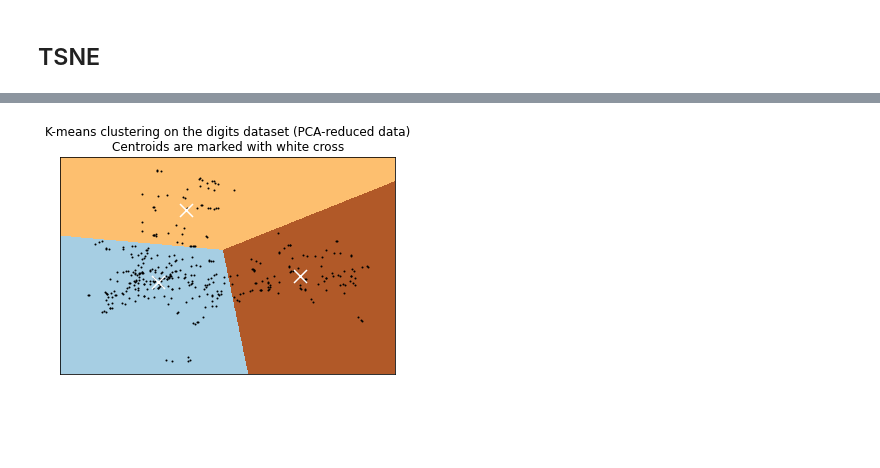
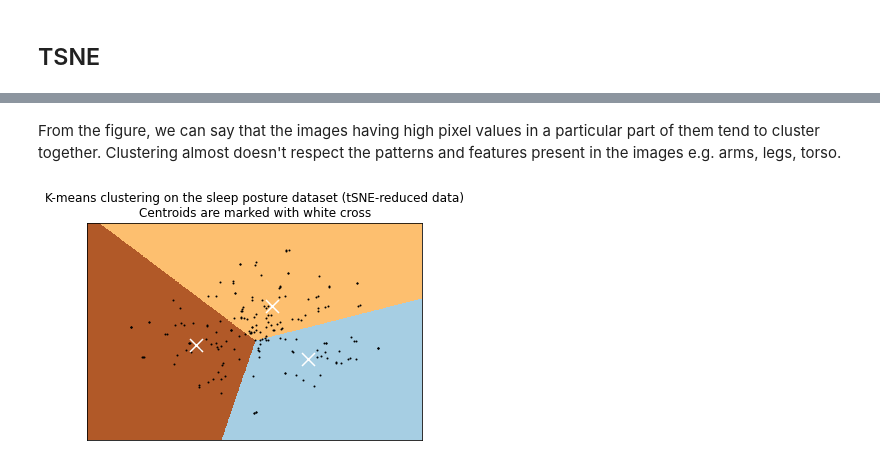
Before and after one commit to orxan77/sleep-posture-monitoring, a Jupyter notebook: notebooks/p2_image_classification.ipynb, the cells around one changed output, grey strips where cells are left out. Drawn from its saved outputs; the diff is of its cells as text; code cells hidden in the pictures; blank space fills up the shorter version.

```diff
--- a/notebooks/p2_image_classification.ipynb
+++ b/notebooks/p2_image_classification.ipynb
@@ -433,57 +427,6 @@ def fit_and_viz_kmeans(reduced_data, n_clusters):
-# %%
-from sklearn.cluster import KMeans
-from sklearn.decomposition import PCA
-
-
-pca = PCA(n_components=2)
-reduced_data = pca.fit_transform(encodings)
-kmeans = KMeans(init="k-means++", n_clusters=3, n_init=20)
-kmeans.fit(reduced_data)
-
-# Step size of the mesh. Decrease to increase the quality of the VQ.
-h = 0.01  # point in the mesh [x_min, x_max]x[y_min, y_max].
-
-# Plot the decision boundary. For that, we will assign a color to each
-x_min, x_max = reduced_data[:, 0].min() - 1, reduced_data[:, 0].max() + 1
-y_min, y_max = reduced_data[:, 1].min() - 1, reduced_data[:, 1].max() + 1
-xx, yy = np.meshgrid(np.arange(x_min, x_max, h), np.arange(y_min, y_max, h))
-
-# Obtain labels for each point in mesh. Use last trained model.
-Z = kmeans.predict(np.c_[xx.ravel(), yy.ravel()])
-
-# Put the result into a color plot
-Z = Z.reshape(xx.shape)
-plt.figure(1)
-plt.clf()
-plt.imshow(
-    Z,
-    interpolation="nearest",
-    extent=(xx.min(), xx.max(), yy.min(), yy.max()),
-    cmap=plt.cm.Paired,
-    aspect="auto",
-    origin="lower",
-)
-
-plt.plot(reduced_data[:, 0], reduced_data[:, 1], "k.", markersize=2)
-# Plot the centroids as a white X
-centroids = kmeans.cluster_centers_
-plt.scatter(
-    centroids[:, 0],
-    centroids[:, 1],
-    marker="x",
-    s=169,
-    linewidths=3,
-    color="w",
-    zorder=10,
-)
-plt.title(
-    "K-means clustering on the sleep posture dataset (PCA-reduced data)\n"
-    "Centroids are marked with white cross"
-)
-plt.xlim(x_min, x_max)
-plt.ylim(y_min, y_max)
-plt.xticks(())
-plt.yticks(())
-plt.show()
-# %% [output]
-[figure, removed]
+# %% [markdown]
+From the figure, we can say that the images having high pixel values in a particular part of them tend to cluster together. Clustering almost doesn't respect the patterns and features present in the images e.g. arms, legs, torso.
+# %%
+fit_and_viz_kmeans(tsne_reduced.astype('double'), 3)
+# %% [output]
+[figure, added]
```
Also changed, not shown: parts of 21 cells of this notebook.
